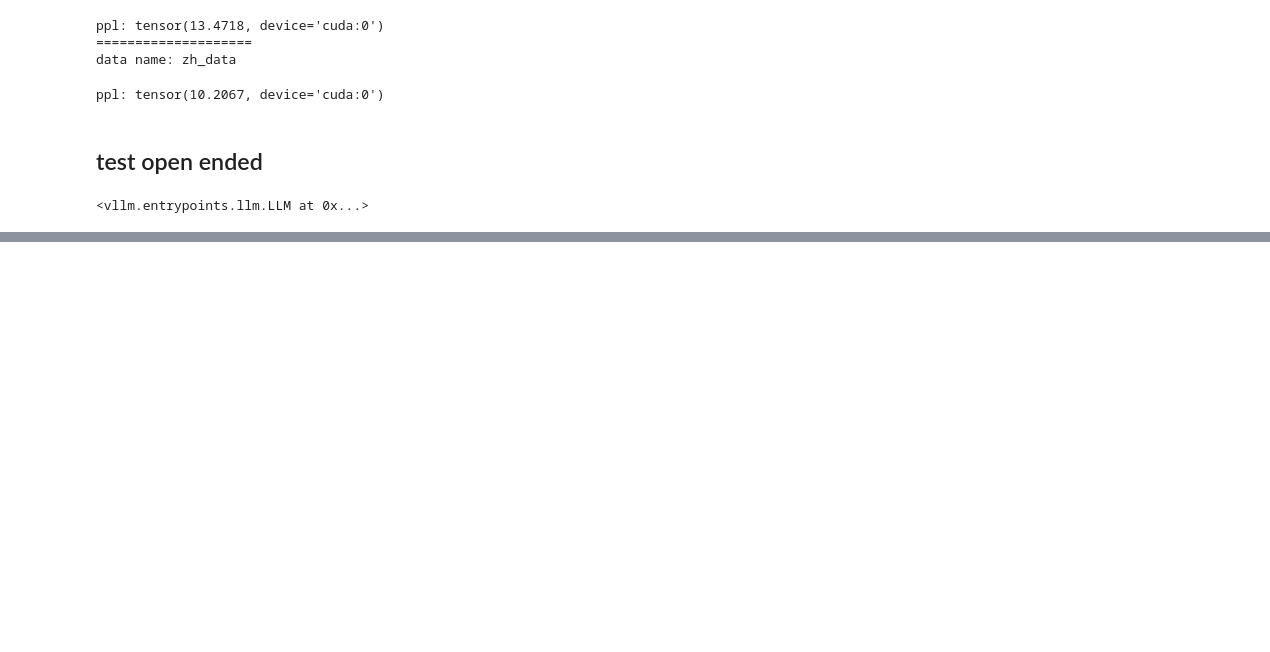
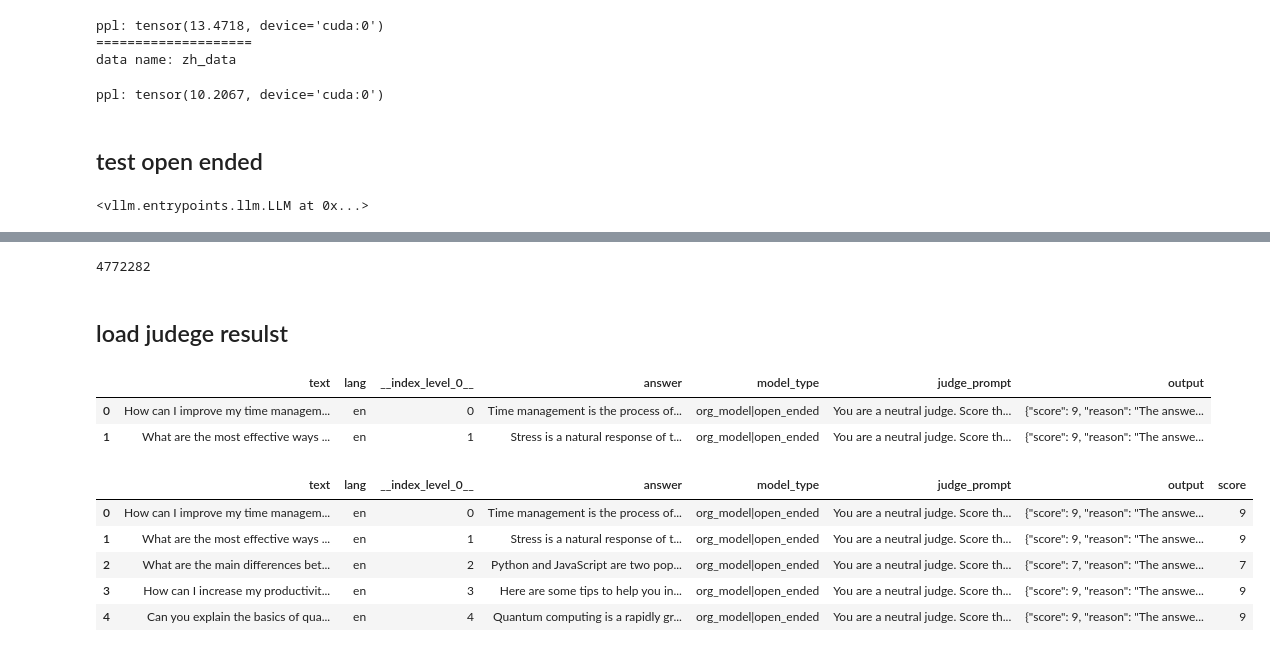
Before and after one commit to weizaiff/LRP, a Jupyter notebook: 20251127_calc_org_LAPE_ppl.ipynb, the cells around one changed output, grey strips where cells are left out. Saved outputs shown, nothing was run; the diff lists cells and outputs as text; code cells hidden in the pictures; blank space fills up the shorter version.

```diff
--- a/20251127_calc_org_LAPE_ppl.ipynb
+++ b/20251127_calc_org_LAPE_ppl.ipynb
@@ -548,0 +594,34 @@ len(ds_test['train'])
+# %%
+ds_final.to_json('~/autodl-fs/LRP/open_ended_data_generation/20251201_LAPE_org_generation4judge.json',index=False)
+# %% [output]
+4772282
+# %% [markdown]
+## load judege resulst
+# %%
+ds_judge_res = datasets.load_dataset('json', data_files = '/root/autodl-fs/LRP/open_ended_data_generation/20251201_LAPE_org_generation4judge.json_gpt4o.json')
+# %%
+df_judge_res = ds_judge_res['train'].to_pandas()
+# %%
+df_judge_res.head(2)
+# %% [output]
+|  | text | lang | __index_level_0__ | answer | model_type | judge_prompt | output |
+| 0 | How can I improve my time managem... | en | 0 | Time management is the process of... | org_model|open_ended | You are a neutral judge. Score th... | {"score": 9, "reason": "The answe... |
+| 1 | What are the most effective ways ... | en | 1 | Stress is a natural response of t... | org_model|open_ended | You are a neutral judge. Score th... | {"score": 9, "reason": "The answe... |
+# %%
+# get score
+def get_score(x):
+    try:
+        return  json.loads(x)['score']
+    except:
+        return -1
+
+df_judge_res['score'] = df_judge_res['output'].apply(get_score)
+# %%
+df_judge_res.head()
+# %% [output]
+|  | text | lang | __index_level_0__ | answer | model_type | judge_prompt | output | score |
+| 0 | How can I improve my time managem... | en | 0 | Time management is the process of... | org_model|open_ended | You are a neutral judge. Score th... | {"score": 9, "reason": "The answe... | 9 |
+| 1 | What are the most effective ways ... | en | 1 | Stress is a natural response of t... | org_model|open_ended | You are a neutral judge. Score th... | {"score": 9, "reason": "The answe... | 9 |
+| 2 | What are the main differences bet... | en | 2 | Python and JavaScript are two pop... | org_model|open_ended | You are a neutral judge. Score th... | {"score": 7, "reason": "The answe... | 7 |
+| 3 | How can I increase my productivit... | en | 3 | Here are some tips to help you in... | org_model|open_ended | You are a neutral judge. Score th... | {"score": 9, "reason": "The answe... | 9 |
+| 4 | Can you explain the basics of qua... | en | 4 | Quantum computing is a rapidly gr... | org_model|open_ended | You are a neutral judge. Score th... | {"score": 9, "reason": "The answe... | 9 |
```
Also changed, not shown: parts of 26 cells of this notebook, 8 other files.
